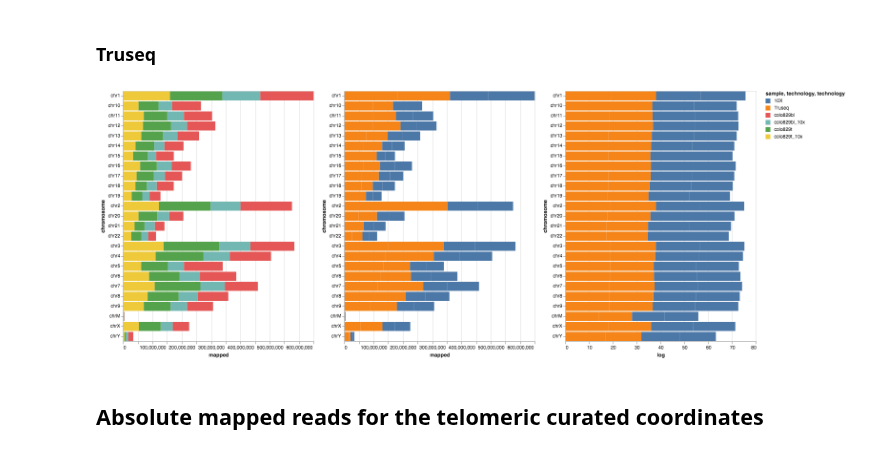
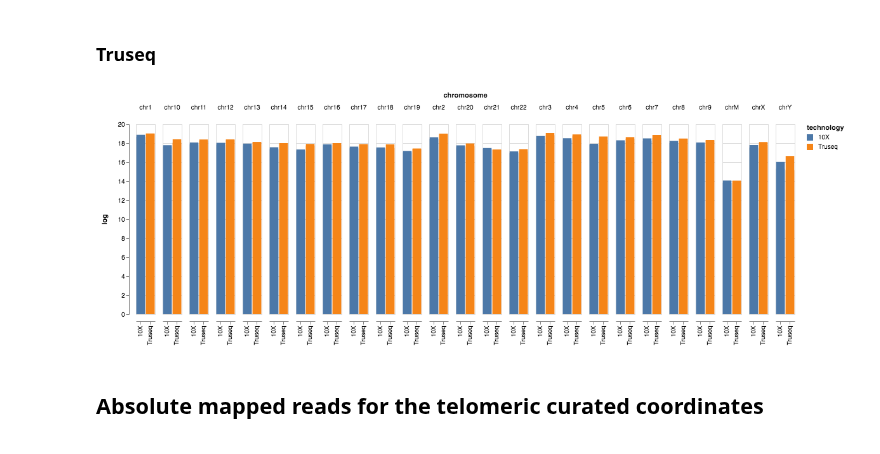
Before and after one commit to umccr/10x, a Jupyter notebook: telomeres/notebooks/counts.ipynb, the cells around one changed output. Saved outputs shown, nothing was run; the diff lists cells and outputs as text; code cells hidden in the pictures.

```diff
--- a/telomeres/notebooks/counts.ipynb
+++ b/telomeres/notebooks/counts.ipynb
@@ -70,8 +137,8 @@ sample_chart | tech_chart | logplot
 # %% [markdown]
 ### 10X
 # %%
-colo829bl_10x_baseline = pd.read_csv("../data/processed/colo829_baseline/COLO829BL-10X-baseline-idxstats-hg38.hist.csv", dtype={"mmap_count": np.int})
-colo829t_10x_baseline = pd.read_csv("../data/processed/colo829_baseline/COLO829T-10X-baseline-idxstats-hg38.hist.csv", dtype={"mmap_count": np.int})
+colo829bl_10x_baseline = pd.read_csv("../data/processed/colo829_baseline/COLO829BL-10X-baseline-idxstats-hg38.hist.csv")
+colo829t_10x_baseline = pd.read_csv("../data/processed/colo829_baseline/COLO829T-10X-baseline-idxstats-hg38.hist.csv")
 
 colo829bl_10x_baseline['technology'] = '10X'
 colo829bl_10x_baseline['sample'] = 'colo829bl_10x'
@@ -80,43 +147,47 @@ colo829t_10x_baseline['sample'] = 'colo829t_10x'
 # %% [markdown]
 ### Truseq
 # %%
-colo829bl_baseline = pd.read_csv("../data/processed/colo829_baseline/COLO829BL-baseline-idxstats-hg38.hist.csv", dtype={"mmap_count": np.int})
-colo829t_baseline = pd.read_csv("../data/processed/colo829_baseline/COLO829T-baseline-idxstats-hg38.hist.csv", dtype={"mmap_count": np.int})
+colo829bl_baseline = pd.read_csv("../data/processed/colo829_baseline/COLO829BL-baseline-idxstats-hg38.hist.csv")
+colo829t_baseline = pd.read_csv("../data/processed/colo829_baseline/COLO829T-baseline-idxstats-hg38.hist.csv")
 
 colo829t_baseline['technology'] = 'Truseq'
 colo829t_baseline['sample'] = 'colo829t'
 colo829bl_baseline['technology'] = 'Truseq'
 colo829bl_baseline['sample'] = 'colo829bl'
-# %%
-datasets_baseline = [colo829bl_10x_baseline, colo829t_10x_baseline, colo829bl_baseline, colo829t_baseline]
-baseline_dataset = pd.concat(datasets_baseline, ignore_index=True)
-baseline_dataset["log"] = baseline_dataset["mapped"].apply(np.log)
-
-
-sample_chart = alt.Chart(baseline_dataset).mark_bar().encode(
-        x = 'mapped:Q',
-        y = 'chromosome:N',
-        color = 'sample:N'
-)
-#.transform_calculate(
-#    'technology:N', if_(datum.technology == '10X', '10X', 'Truseq')
-#)
-
-tech_chart = alt.Chart(baseline_dataset).mark_bar().encode(
-        x = 'mapped:Q',
-        y = 'chromosome:N',
-        color = 'technology:N'
-)
-
-logplot = alt.Chart(baseline_dataset).mark_bar().encode(
-        x = 'log:Q',
-        y = 'chromosome:N',
-        color = 'technology:N'
-)
-
-sample_chart | tech_chart | logplot
-# %% [output]
-[figure, removed]
+# %%
+datasets_baseline = [colo829bl_10x_baseline, colo829t_10x_baseline, colo829bl_baseline, colo829t_baseline]
+baseline_dataset = pd.concat(datasets_baseline, ignore_index=True)
+baseline_dataset["log"] = baseline_dataset["mapped"].apply(np.log)
+
+
+sample_chart = alt.Chart(baseline_dataset).mark_bar().encode(
+        alt.X('sample:N', scale=alt.Scale(rangeStep=15), axis=alt.Axis(title='')),
+        alt.Y('mapped:Q', axis=alt.Axis(title='Mapped reads')),
+        color = alt.Color('sample:N'), #scale=alt.Scale(range["#EA98D2", "#659CCA", "#EA98D2", "#EA98D2", "#EA98D2"])),
+        column = 'chromosome:N'
+)
+
+tech_chart = alt.Chart(baseline_dataset).mark_bar().encode(
+        alt.X('technology:N', scale=alt.Scale(rangeStep=15), axis=alt.Axis(title='')),
+        alt.Y('mapped:Q', axis=alt.Axis(title='Mapped reads')),
+        color = alt.Color('technology:N'), #scale=alt.Scale(range["#EA98D2", "#659CCA", "#EA98D2", "#EA98D2", "#EA98D2"])),
+        column = 'chromosome:N'
+)
+
+logplot = alt.Chart(baseline_dataset).mark_bar().encode(
+        alt.X('technology:N', scale=alt.Scale(rangeStep=15), axis=alt.Axis(title='')),
+        y = 'log:Q',
+        color = alt.Color('technology:N'), #scale=alt.Scale(range["#EA98D2", "#659CCA", "#EA98D2", "#EA98D2", "#EA98D2"])),
+        column = 'chromosome:N'
+)
+
+#sample_chart | tech_chart | logplot
+#sample_chart & tech_chart | logplot
+#sample_chart
+#logplot.properties(width=200, height=200)
+logplot
+# %% [output]
+[figure, added]
 # %% [markdown]
 ## Absolute mapped reads for the telomeric curated coordinates
 # %%
```
Also changed, not shown: parts of 10 cells of this notebook.
